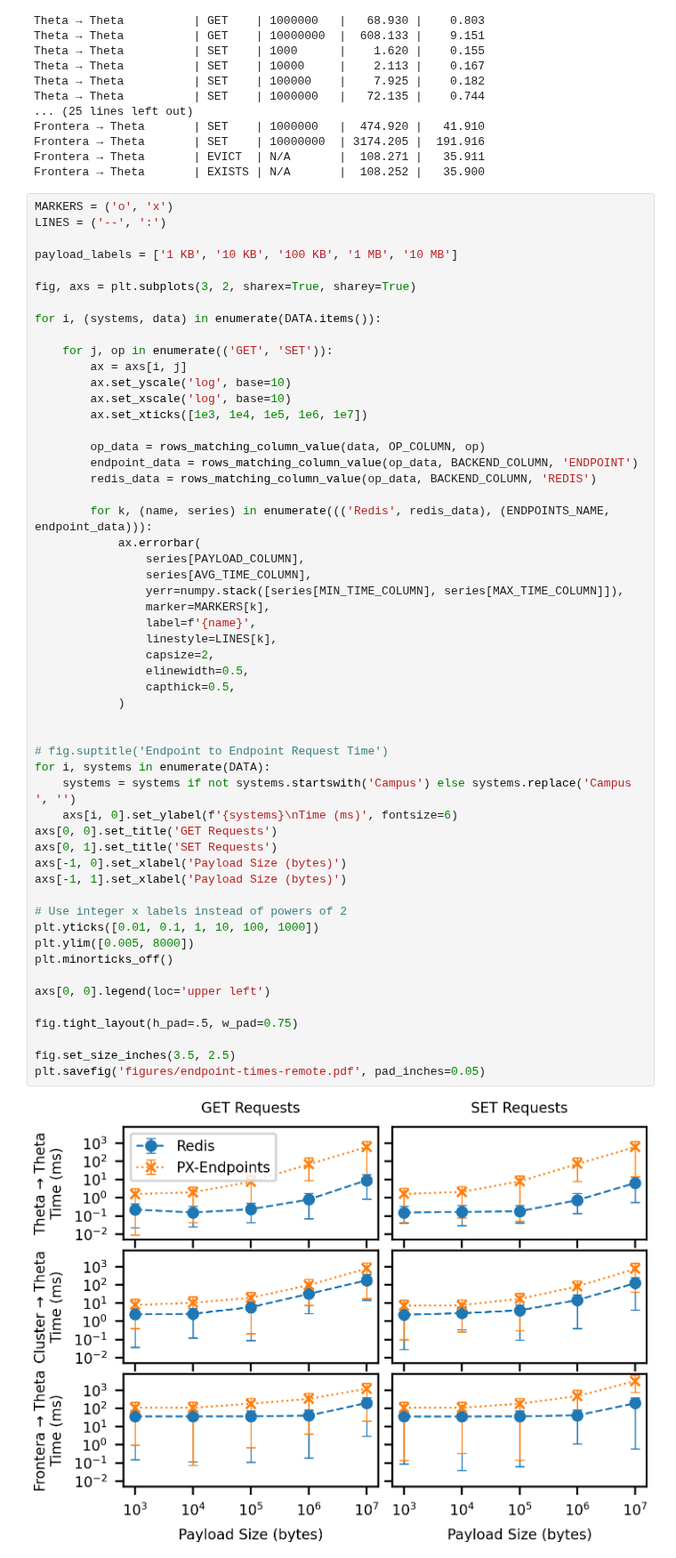
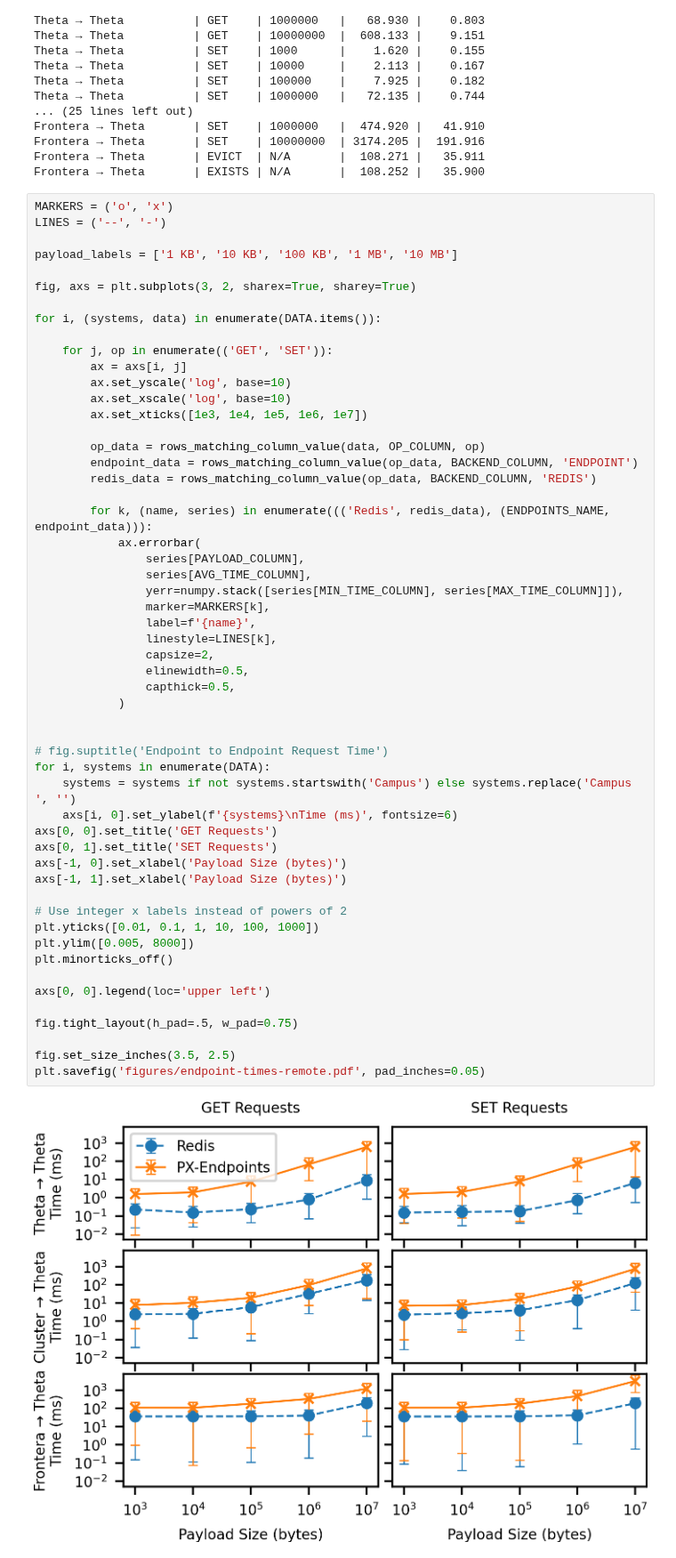
Before and after one commit to proxystore/sc23-evaluation, a Jupyter notebook: 4-endpoint-performance-peering.ipynb, the cells around one changed output. Shown at 89% size. Saved outputs shown, nothing was run; the diff lists cells and outputs as text.

```diff
--- a/4-endpoint-performance-peering.ipynb
+++ b/4-endpoint-performance-peering.ipynb
@@ -143,7 +143,7 @@ Frontera → Theta       | EVICT  | N/A       |  108.271 |   35.911
 Frontera → Theta       | EXISTS | N/A       |  108.252 |   35.900
 # %%
 MARKERS = ('o', 'x')
-LINES = ('--', ':')
+LINES = ('--', '-')
 
 payload_labels = ['1 KB', '10 KB', '100 KB', '1 MB', '10 MB']
 
@@ -169,31 +169,31 @@ for i, (systems, data) in enumerate(DATA.items()):
                 marker=MARKERS[k],
                 label=f'{name}',
                 linestyle=LINES[k],
                 capsize=2,
                 elinewidth=0.5,
                 capthick=0.5,
             )
 
 
 # fig.suptitle('Endpoint to Endpoint Request Time')
 for i, systems in enumerate(DATA):
     systems = systems if not systems.startswith('Campus') else systems.replace('Campus ', '')
     axs[i, 0].set_ylabel(f'{systems}\nTime (ms)', fontsize=6)
 axs[0, 0].set_title('GET Requests')
 axs[0, 1].set_title('SET Requests')
 axs[-1, 0].set_xlabel('Payload Size (bytes)')
 axs[-1, 1].set_xlabel('Payload Size (bytes)')
 
 # Use integer x labels instead of powers of 2
 plt.yticks([0.01, 0.1, 1, 10, 100, 1000])
 plt.ylim([0.005, 8000])
 plt.minorticks_off()
 
 axs[0, 0].legend(loc='upper left')
 
 fig.tight_layout(h_pad=.5, w_pad=0.75)
 
 fig.set_size_inches(3.5, 2.5)
 plt.savefig('figures/endpoint-times-remote.pdf', pad_inches=0.05)
 # %% [output]
-[figure, old version]
+[figure, new version]
```
Also changed, not shown: 1 other file.
